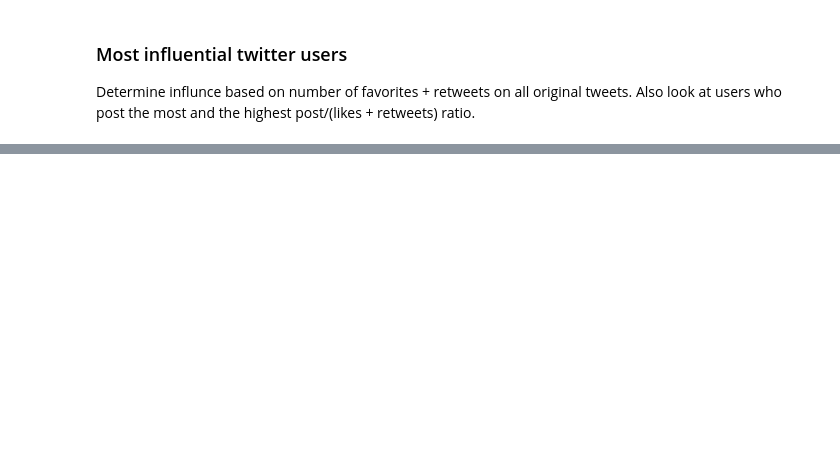
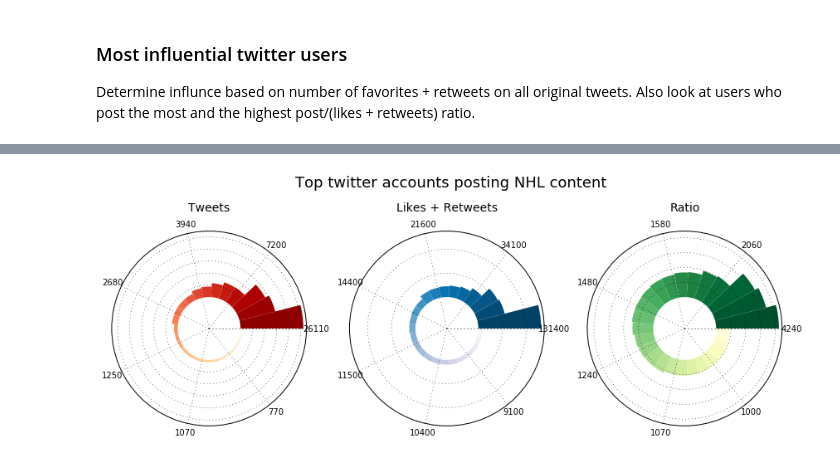
Before and after one commit to zazencodes/nhl_2016_playoffs_twitter, a Jupyter notebook: nhl_playoffs_2016_twitter_study.ipynb, the cells around one changed output, grey strips where cells are left out. Drawn from its saved outputs; the diff is of its cells as text; code cells hidden in the pictures; blank space fills up the shorter version.

```diff
--- a/nhl_playoffs_2016_twitter_study.ipynb
+++ b/nhl_playoffs_2016_twitter_study.ipynb
@@ -425,25 +514,68 @@ for key in sorted_users.keys():
 # %%
 fig = plt.figure(figsize=(12, 8))
 
-N = 10000
+N = 25 # len(sorted_users['count'])
 
 c1 = sns.color_palette("OrRd", N)
 c2 = sns.color_palette("PuBu", N)
 c3 = sns.color_palette("YlGn", N)
 
+
+
+
 ax = plt.subplot(131, projection='polar')
 x = np.linspace(0, 2*np.pi, N+1)[:-1]
 y = [sorted_users['count'][i][1] for i in range(N)]
-y = np.log(y)
+#y = np.log(y)
 ax.bar(x, y, width=2*np.pi/N, color=c1[::-1], linewidth=0)
 
 xtks = np.linspace(0, 2*np.pi, 8)
 ax.set_xticks(xtks)
-ax.set_xticklabels([str(round(y[int(x/np.pi/2*N)], -2)) for x in xtks[:-1]])
+ax.set_xticklabels([str(round(y[int(x/np.pi/2*N)], -1)) for x in xtks[:-1]])
+#ax.set_xticklabels([str(round(np.exp(y[int(x/np.pi/2*N)]), 0)) for x in xtks[:-1]])
 ax.set_yticklabels([])
 ax.set_ylim(-max(y)/2, max(y)*1.05)
-ax.set_title('Tweets')
+ax.set_title('Tweets', y=1.08, fontsize=14)
+
+
+
+
+ax = plt.subplot(132, projection='polar')
+x = np.linspace(0, 2*np.pi, N+1)[:-1]
+y = [sorted_users['influence'][i][1] for i in range(N)]
+#y = np.log(y)
+ax.bar(x, y, width=2*np.pi/N, color=c2[::-1], linewidth=0)
+
+xtks = np.linspace(0, 2*np.pi, 8)
+ax.set_xticks(xtks)
+ax.set_xticklabels([str(round(y[int(x/np.pi/2*N)], -2)) for x in xtks[:-1]])
+#ax.set_xticklabels([str(round(np.exp(y[int(x/np.pi/2*N)]), 0)) for x in xtks[:-1]])
+ax.set_yticklabels([])
+ax.set_ylim(-max(y)/2, max(y)*1.05)
+ax.set_title('Likes + Retweets', y=1.08, fontsize=14)
+
+
+
+
+ax = plt.subplot(133, projection='polar')
+x = np.linspace(0, 2*np.pi, N+1)[:-1]
+y = [sorted_users['ratio'][i][1] for i in range(N)]
+#y = np.log(y)
+ax.bar(x, y, width=2*np.pi/N, color=c3[::-1], linewidth=0)
+
+xtks = np.linspace(0, 2*np.pi, 8)
+ax.set_xticks(xtks)
+ax.set_xticklabels([str(int(round(y[int(x/np.pi/2*N)], -1))) for x in xtks[:-1]])
+#ax.set_xticklabels([str(round(np.exp(y[int(x/np.pi/2*N)]), 0)) for x in xtks[:-1]])
+ax.set_yticklabels([])
+ax.set_ylim(-max(y)/2, max(y)*1.05)
+ax.set_title('Ratio', y=1.08, fontsize=14)
+
 
 
 
 plt.tight_layout()
+plt.suptitle('Top twitter accounts posting NHL content', y=0.82, fontsize=18)
+plt.savefig('figures/count_influence_ratio_circles.png', bbox_inches='tight', dpi=144)
+# %% [output]
+[figure, added]
```
Also changed, not shown: parts of 20 cells of this notebook.
